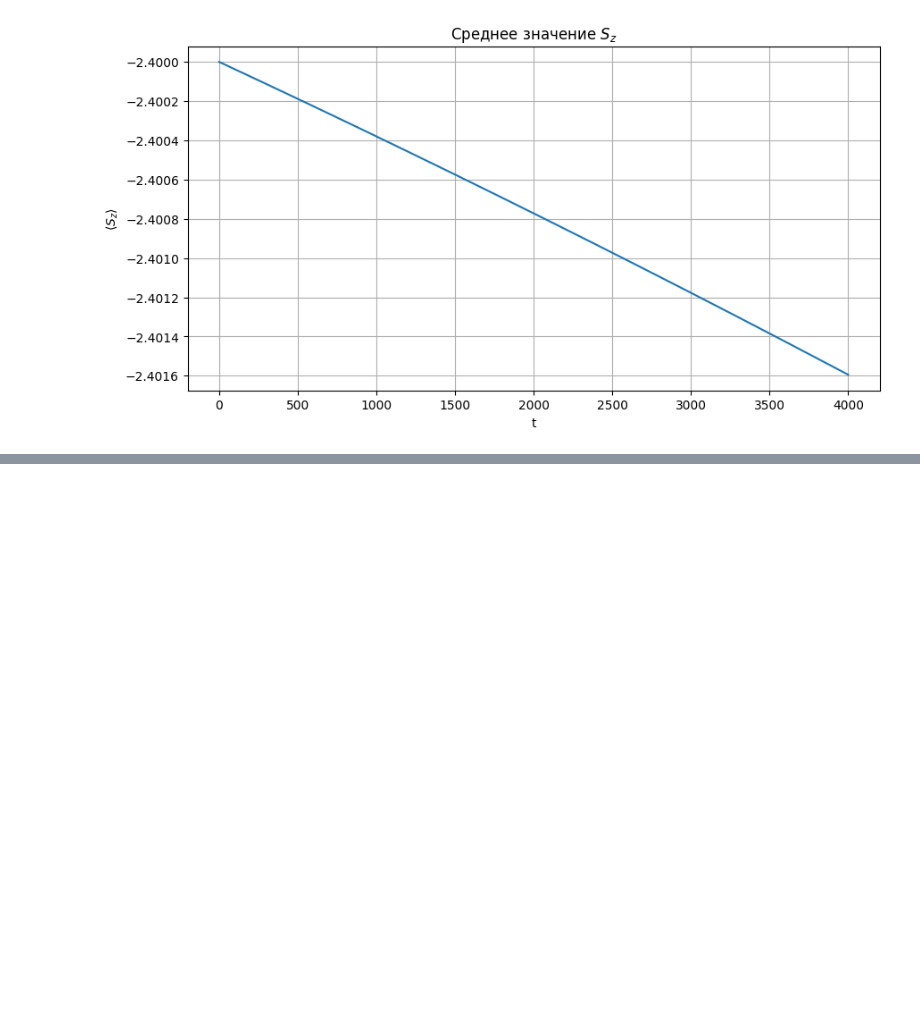
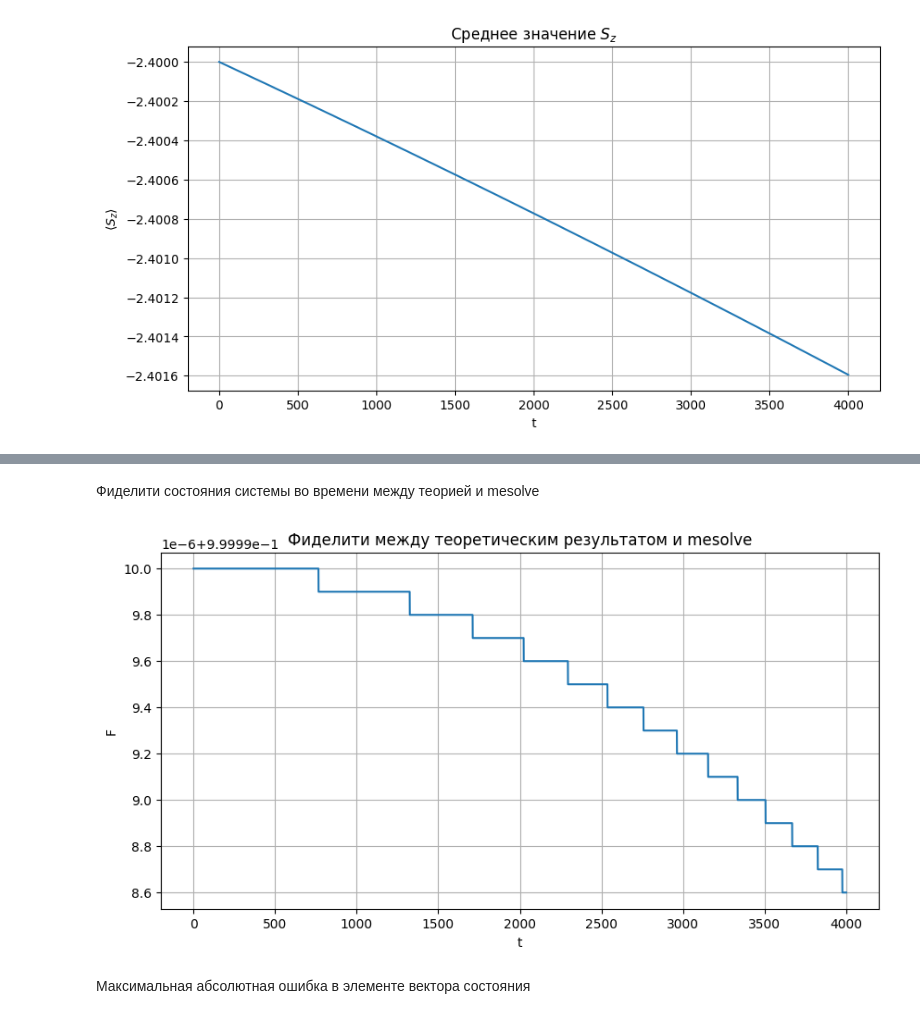
Before and after one commit to kephircheek/research-emqwuqoc, a Jupyter notebook: notebooks/Alexey2013.ipynb, the cells around one changed output, grey strips where cells are left out. Saved outputs shown, nothing was run; the diff lists cells and outputs as text; code cells hidden in the pictures; blank space fills up the shorter version.

```diff
--- a/notebooks/Alexey2013.ipynb
+++ b/notebooks/Alexey2013.ipynb
@@ -141,0 +143,40 @@ plt.grid()
+# %%
+def states_under_hzz_teor(t):
+    """
+    Эволюционные состояния (теория) системы двух кубитов, с начальным суперпозиционным состоянием.
+    """
+    def alpha(k, t):
+        return np.exp(1j * (model.n_bosons - 2 * k) * model.Omega * t) / math.sqrt(2)
+
+    def beta(k, t):
+        return alpha(k, t).conjugate()
+
+    return sum(
+        (
+            math.sqrt(math.comb(model.n_bosons, k))
+            * bec.coherent_state_constructor(model, 0, alpha(k, t), beta(k, t))
+            * bec.fock_state_constructor(model, 1, k)
+            * bec.vacuum_state(model)
+        )
+        for k in range(model.n_bosons + 1)
+    ) / math.sqrt(2**model.n_bosons)
+# %%
+states_under_hzz_teor_span = [states_under_hzz_teor(t) for t in tqdm(tspan, ncols=80)]
+# %%
+options = qutip.Options(nsteps=1e6) # бестолковая настройка
+states_under_hzz_span = qutip.mesolve(hzz, init_state, tspan, options=options).states
+# %% [markdown]
+Фиделити состояния системы во времени между теорией и mesolve
+# %%
+fid_teor_vs_mesolve = [np.round(qutip.metrics.fidelity(s1, s2), 7) for s1, s2 in zip(states_under_hzz_teor_span, states_under_hzz_span)]
+# %%
+_, ax = plt.subplots(1, 1, figsize=(10, 5))
+ax.plot(tspan, fid_teor_vs_mesolve)
+ax.set_ylabel("F")
+ax.set_xlabel("t")
+ax.set_title("Фиделити между теоретическим результатом и mesolve")
+ax.grid()
+# %% [output]
+[figure, added]
+# %% [markdown]
+Максимальная абсолютная ошибка в элементе вектора состояния
```
Also changed, not shown: parts of 16 cells of this notebook, 1 other file.
